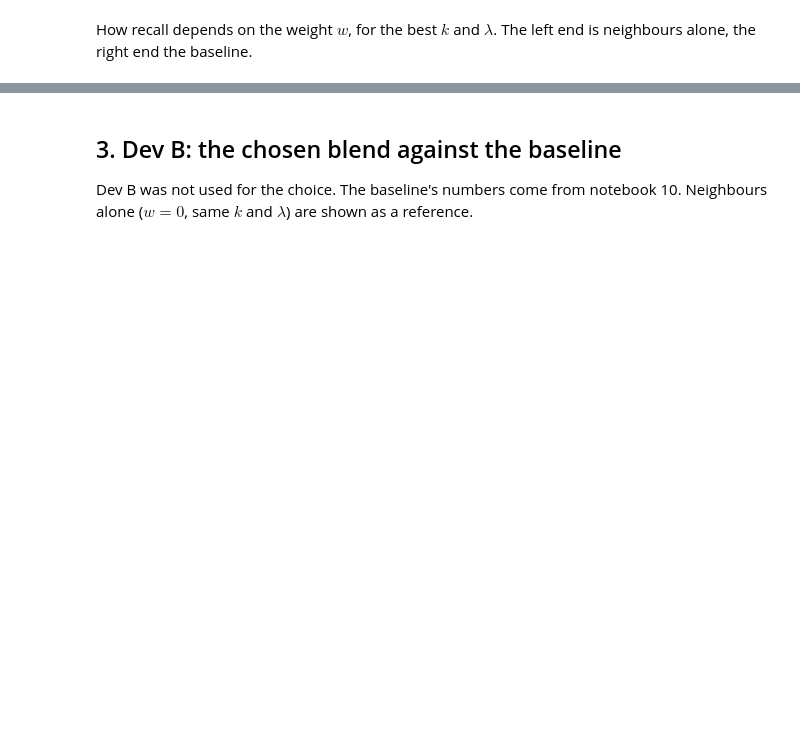
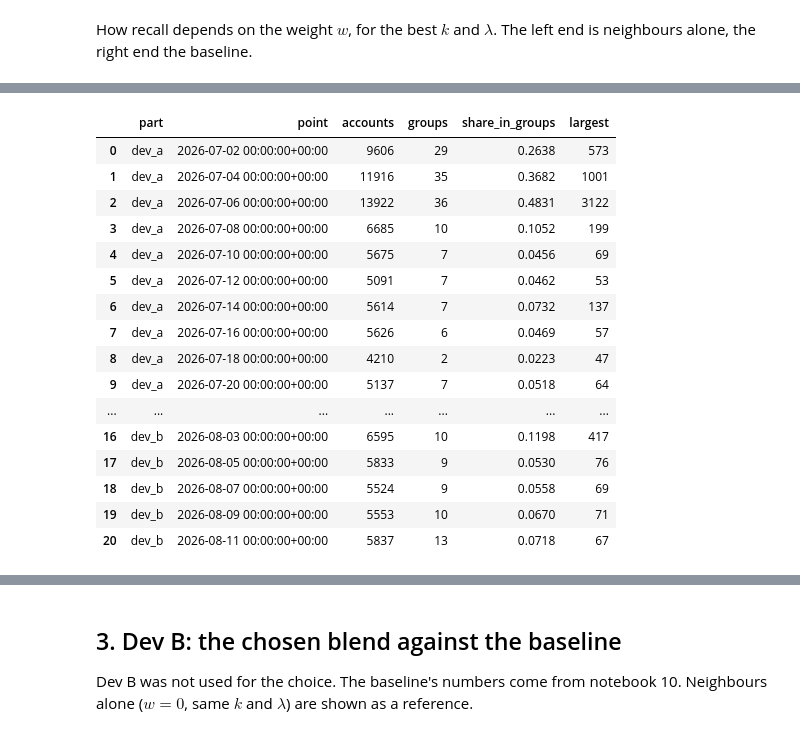
Before and after one commit to gerimad/aml_repo, a Jupyter notebook: src/notebooks/11_nearest_neighbours.ipynb, the cells around one changed output, grey strips where cells are left out. Drawn from its saved outputs; the diff is of its cells as text; code cells hidden in the pictures; blank space fills up the shorter version.

```diff
--- a/src/notebooks/11_nearest_neighbours.ipynb
+++ b/src/notebooks/11_nearest_neighbours.ipynb
@@ -132,0 +239,20 @@ Written to configs/wp3_knn.json
+# %%
+group_table
+# %% [output]
+|  | part | point | accounts | groups | share_in_groups | largest |
+| 0 | dev_a | 2026-07-02 00:00:00+00:00 | 9606 | 29 | 0.2638 | 573 |
+| 1 | dev_a | 2026-07-04 00:00:00+00:00 | 11916 | 35 | 0.3682 | 1001 |
+| 2 | dev_a | 2026-07-06 00:00:00+00:00 | 13922 | 36 | 0.4831 | 3122 |
+| 3 | dev_a | 2026-07-08 00:00:00+00:00 | 6685 | 10 | 0.1052 | 199 |
+| 4 | dev_a | 2026-07-10 00:00:00+00:00 | 5675 | 7 | 0.0456 | 69 |
+| 5 | dev_a | 2026-07-12 00:00:00+00:00 | 5091 | 7 | 0.0462 | 53 |
+| 6 | dev_a | 2026-07-14 00:00:00+00:00 | 5614 | 7 | 0.0732 | 137 |
+| 7 | dev_a | 2026-07-16 00:00:00+00:00 | 5626 | 6 | 0.0469 | 57 |
+| 8 | dev_a | 2026-07-18 00:00:00+00:00 | 4210 | 2 | 0.0223 | 47 |
+| 9 | dev_a | 2026-07-20 00:00:00+00:00 | 5137 | 7 | 0.0518 | 64 |
+| ... | ... | ... | ... | ... | ... | ... |
+| 16 | dev_b | 2026-08-03 00:00:00+00:00 | 6595 | 10 | 0.1198 | 417 |
+| 17 | dev_b | 2026-08-05 00:00:00+00:00 | 5833 | 9 | 0.0530 | 76 |
+| 18 | dev_b | 2026-08-07 00:00:00+00:00 | 5524 | 9 | 0.0558 | 69 |
+| 19 | dev_b | 2026-08-09 00:00:00+00:00 | 5553 | 10 | 0.0670 | 71 |
+| 20 | dev_b | 2026-08-11 00:00:00+00:00 | 5837 | 13 | 0.0718 | 67 |
```
Also changed, not shown: parts of 17 cells of this notebook, 18 other files.
